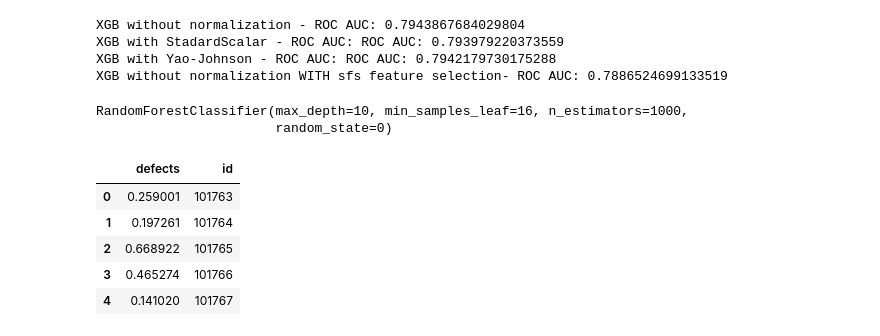
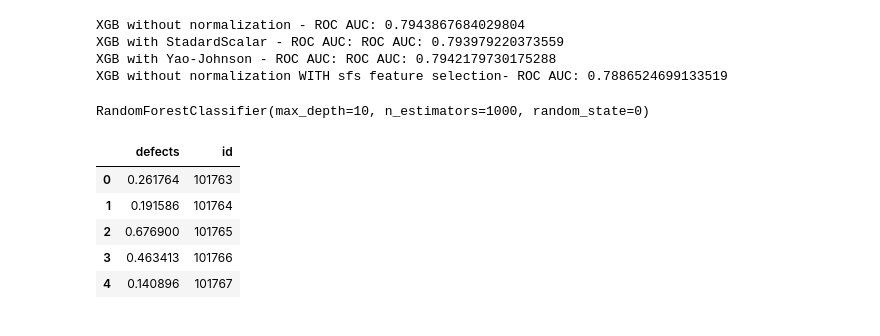
Before and after one commit to liebersi/Kaggle_Competitions, a Jupyter notebook: binary-classification-of-code-defects.ipynb, the cells around one changed output. Cells and saved outputs as stored; diff of their text form; code cells hidden in the pictures.

```diff
--- a/binary-classification-of-code-defects.ipynb
+++ b/binary-classification-of-code-defects.ipynb
@@ -260,7 +260,7 @@ if run_all:
 True constituts about 25% of data - only mild data imbalance
 # %%
 def build_random_forest(X_train,y_train,X_valid, max_depth = 10,n = 100,return_model=True):
-    model = RandomForestClassifier(random_state=0,max_depth=max_depth,n_estimators=n)
+    model = RandomForestClassifier(random_state=0,max_depth=max_depth,n_estimators=n,)
     model.fit(X_train,y_train)
     predictions = model.predict_proba(X_valid)
     if return_model:
@@ -621,26 +621,25 @@ if run_third:
 # %%
 #Prep random forest submission
 
 run_fourth = True
 if run_fourth:
     #recombine test and validation, using _uncorr data. train model and predict test
     X_full = pd.concat([X_train_uncorr,X_valid_uncorr],axis=0)
     y_full = pd.concat([y_train,y_valid],axis=0)
-    model = RandomForestClassifier(random_state=0,max_depth=10,min_samples_leaf=16, n_estimators=1000)
+    model = RandomForestClassifier(random_state=0, n_estimators=1000, max_depth=10)
     model.fit(X_full, y_full)
 
     predictions = model.predict_proba(X_test_uncorr)
 
     prediction_df = pd.DataFrame(predictions[:,1],columns = ['defects'])
     prediction_df['id'] = test_ids
     prediction_df.head()
     prediction_df.to_csv('submission.csv', index=False)
 # %% [output]
-RandomForestClassifier(max_depth=10, min_samples_leaf=16, n_estimators=1000,
-                       random_state=0)
+RandomForestClassifier(max_depth=10, n_estimators=1000, random_state=0)
 |  | defects | id |
-| 0 | 0.259001 | 101763 |
-| 1 | 0.197261 | 101764 |
-| 2 | 0.668922 | 101765 |
-| 3 | 0.465274 | 101766 |
-| 4 | 0.141020 | 101767 |
+| 0 | 0.261764 | 101763 |
+| 1 | 0.191586 | 101764 |
+| 2 | 0.676900 | 101765 |
+| 3 | 0.463413 | 101766 |
+| 4 | 0.140896 | 101767 |
```
